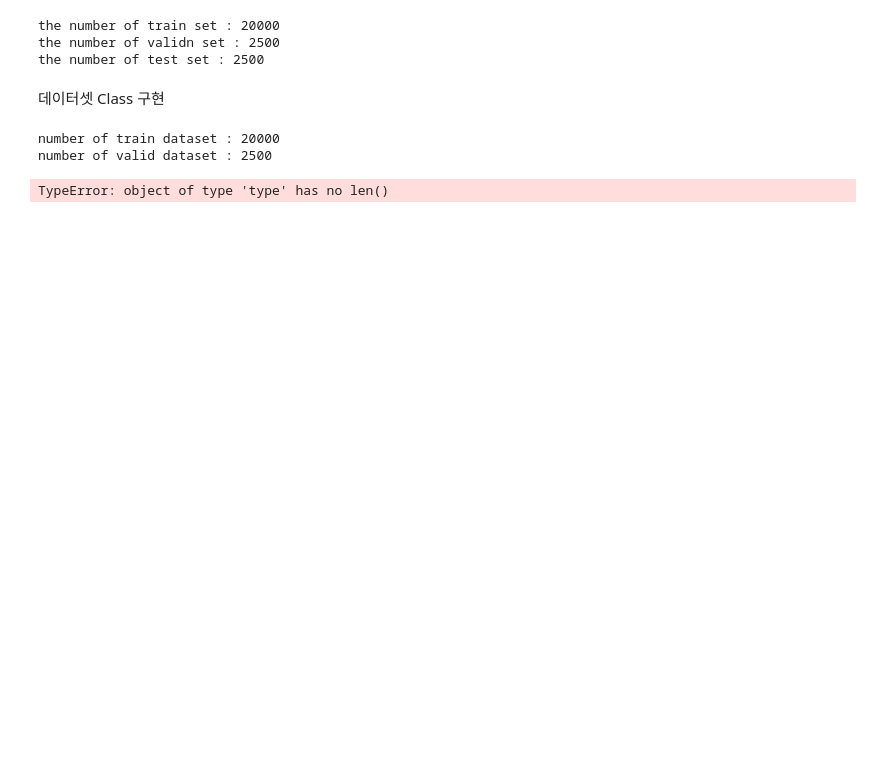
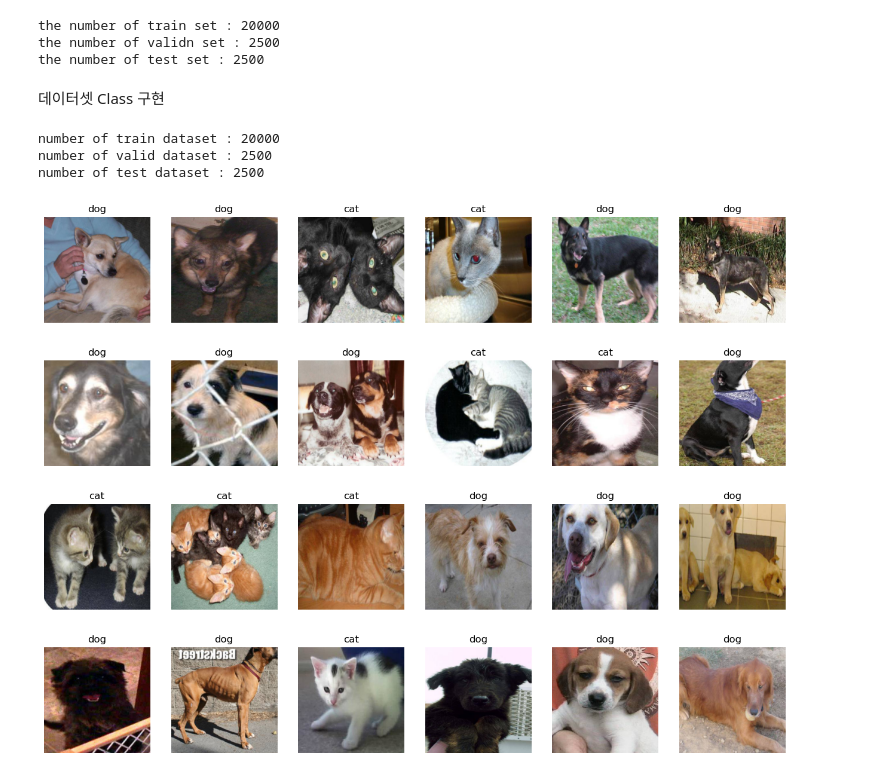
Before and after one commit to EEDK/AI_Catdog, a Jupyter notebook: ai.ipynb, the cells around one changed output. Cells and saved outputs as stored; diff of their text form; code cells hidden in the pictures; blank space fills up the shorter version.

Commit message:
error fix

```diff
--- a/ai.ipynb
+++ b/ai.ipynb
@@ -148,7 +152,23 @@ test_dataset = torch.utils.data.ConcatDataset([test_dog_dataset, test_cat_datase
 print(f'number of train dataset : {len(train_dataset)}')
 print(f'number of valid dataset : {len(valid_dataset)}')
 print(f'number of test dataset : {len(test_dataset)}')
+
+train_loader = torch.utils.data.DataLoader(train_dataset, batch_size=32, shuffle=True)
+valid_loader = torch.utils.data.DataLoader(valid_dataset, batch_size=32, shuffle=True)
+test_loader = torch.utils.data.DataLoader(test_dataset, batch_size=32, shuffle=True)
 # %% [output]
 number of train dataset : 20000
 number of valid dataset : 2500
+number of test dataset : 2500
-TypeError: object of type 'type' has no len()
+# %%
+samples, labels = iter(train_loader).__next__()
+classes = {0:'cat', 1:'dog'}
+fig = plt.figure(figsize=(16,24))
+for i in range(24):
+    a = fig.add_subplot(4,6,i+1)
+    a.set_title(classes[labels[i].item()])
+    a.axis('off')
+    a.imshow(np.transpose(samples[i].numpy(), (1,2,0)))
+plt.subplots_adjust(bottom=0.2, top=0.6, hspace=0)
+# %% [output]
+[figure, added]
```
Also changed, not shown: parts of 4 cells of this notebook.
